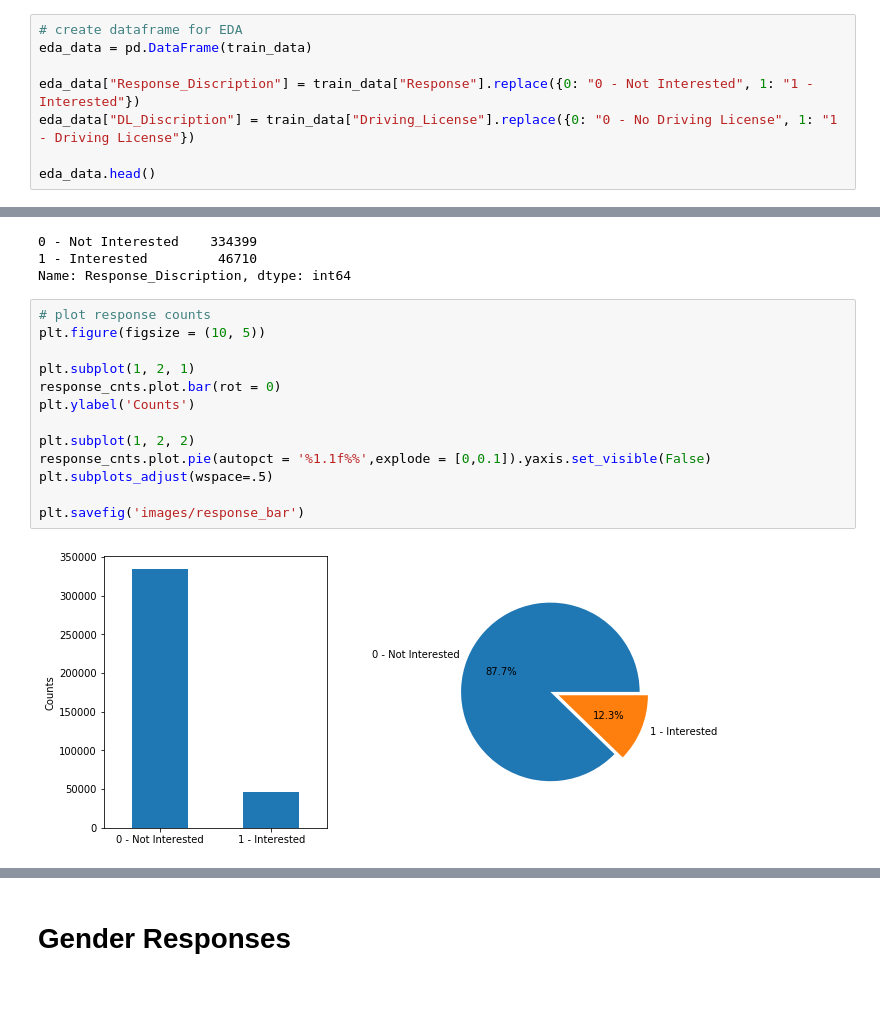
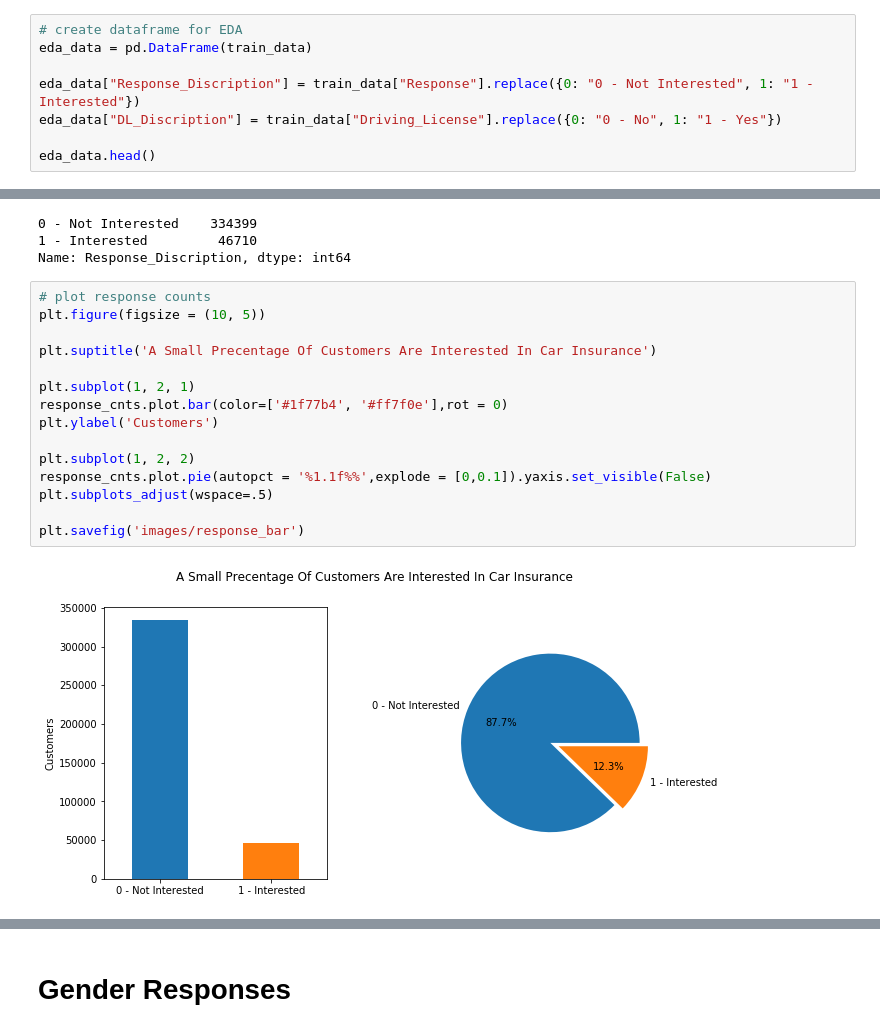
Before and after one commit to szerpa17/cross-sell-predictions, a Jupyter notebook: eda_viz.ipynb, the cells around one changed output, grey strips where cells are left out. Drawn from its saved outputs; the diff is of its cells as text; blank space fills up the shorter version.

```diff
--- a/eda_viz.ipynb
+++ b/eda_viz.ipynb
@@ -84,7 +84,7 @@ dtype: object
 eda_data = pd.DataFrame(train_data)
 
 eda_data["Response_Discription"] = train_data["Response"].replace({0: "0 - Not Interested", 1: "1 - Interested"})
-eda_data["DL_Discription"] = train_data["Driving_License"].replace({0: "0 - No Driving License", 1: "1 - Driving License"})
+eda_data["DL_Discription"] = train_data["Driving_License"].replace({0: "0 - No", 1: "1 - Yes"})
 
 eda_data.head()
 # %% [output]
@@ -121,15 +121,17 @@ Name: Response_Discription, dtype: int64
 # %%
 # plot response counts
 plt.figure(figsize = (10, 5))
 
+plt.suptitle('A Small Precentage Of Customers Are Interested In Car Insurance')
+
 plt.subplot(1, 2, 1)
-response_cnts.plot.bar(rot = 0)
-plt.ylabel('Counts')
+response_cnts.plot.bar(color=['#1f77b4', '#ff7f0e'],rot = 0)
+plt.ylabel('Customers')
 
 plt.subplot(1, 2, 2)
 response_cnts.plot.pie(autopct = '%1.1f%%',explode = [0,0.1]).yaxis.set_visible(False)
 plt.subplots_adjust(wspace=.5)
 
 plt.savefig('images/response_bar')
 # %% [output]
-[figure, old version]
+[figure, new version]
```
Also changed, not shown: parts of 18 cells of this notebook, 13 other files.
